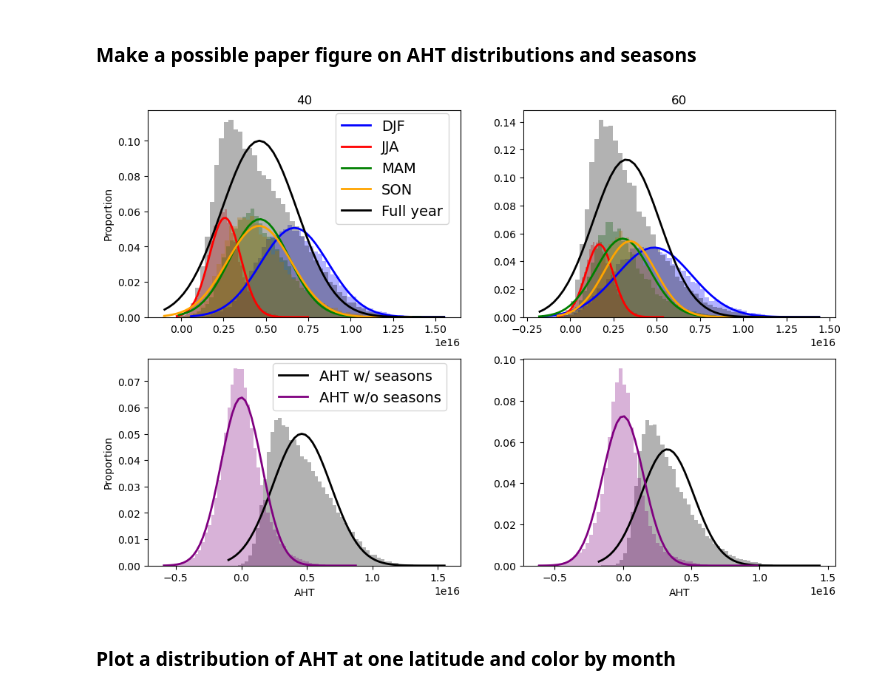
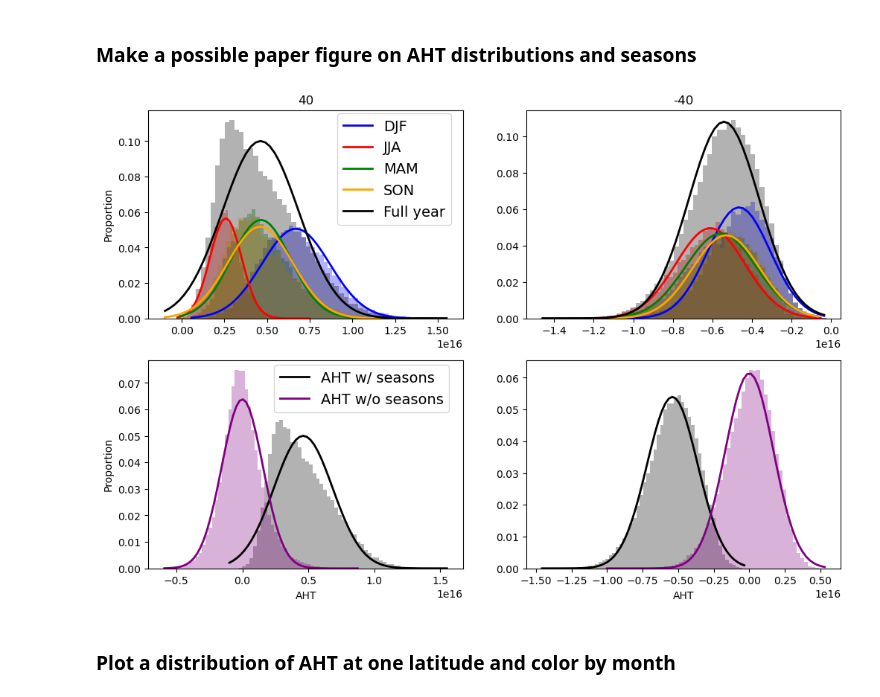
Before and after one commit to tylersc/ERA5_aht, a Jupyter notebook: AHT_seasons_distributions.ipynb, the cells around one changed output. Cells and saved outputs as stored; diff of their text form; code cells hidden in the pictures.

```diff
--- a/AHT_seasons_distributions.ipynb
+++ b/AHT_seasons_distributions.ipynb
@@ -57,7 +54,7 @@ season_color_dict = dict(zip(seasons, season_colors))
 fig, axs = plt.subplots(2, 2, figsize=(12, 8))
 
 which_lat1 = 40
-which_lat2 = 60
+which_lat2 = -40
 
 
 eddy_aht_grouped = aht_ds.eddy_aht.groupby('time.season')
@@ -95,34 +92,34 @@ axs[1,0].set_xlabel('AHT')
 axs[1,1].set_xlabel('AHT')
 
 axs[0,0].set_title(str(which_lat1))
 axs[0,1].set_title(str(which_lat2))
 
 
 #plt.plot(lat+200, value[0]/conv_pw, color='k', label='Total AHT')
 #plt.plot(lat+200, value[0]/conv_pw, ':', color='k', label='TE')
 #plt.plot(lat+200, value[0]/conv_pw, '--', color='k', label='SE')
 #plt.plot(lat+200, value[0]/conv_pw, '.', color='k', label='MMC')
 
 lines1 = axs[0,0].get_lines()
 lines2 = axs[1,1].get_lines()
 include1=[0, 1, 2, 3, 4]
 include2=[0, 1]
 #include = [-1]
 loc1=[-.6, 1.65]
 loc2=[-.8, 0.75]
 
 leg1=plt.legend([lines1[i] for i in include1],[lines1[i].get_label() for i in include1],
                 loc=loc1, fontsize=14)
 leg2=plt.legend([lines2[i] for i in include2],[lines2[i].get_label() for i in include2],
                 loc=loc2, fontsize=14)
 
 plt.gca().add_artist(leg1)
 
 #plt.savefig('figures/2_8_22_meeting/eddy_aht_dist_with_seasons_paper_fig')
 
 plt.show()
 # %% [output]
-[figure, old version]
+[figure, new version]
 # %% [markdown]
 ### Plot a distribution of AHT at one latitude and color by month
 # %%
```
Also changed, not shown: parts of 4 cells of this notebook, 1 other file.
